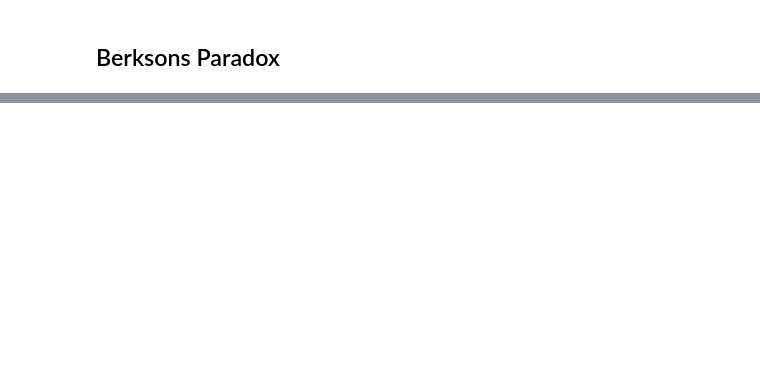
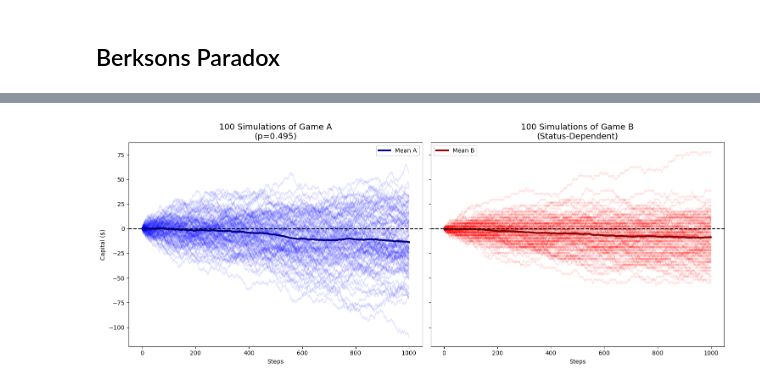
Before and after one commit to theshufflebee/heconomist, a Jupyter notebook: Articles/welcome_to_monte_carlo/main.ipynb, the cells around one changed output, grey strips where cells are left out. Cells and saved outputs as stored; diff of their text form; code cells hidden in the pictures; blank space fills up the shorter version.

```diff
--- a/Articles/welcome_to_monte_carlo/main.ipynb
+++ b/Articles/welcome_to_monte_carlo/main.ipynb
@@ -133,0 +132,84 @@ plt.show()
+# %%
+import numpy as np
+import pandas as pd
+import matplotlib.pyplot as plt
+
+def play_game_a(current_money):
+    return current_money + 1 if np.random.random() < 0.495 else current_money - 1
+
+def play_game_b(current_money):
+    p = 0.095 if current_money % 3 == 0 else 0.745
+    return current_money + 1 if np.random.random() < p else current_money - 1
+
+def run_simulation(strategy, n_sims=100, n_steps=1000):
+    all_paths = np.zeros((n_sims, n_steps + 1))
+    for i in range(n_sims):
+        money = 0
+        for t in range(1, n_steps + 1):
+            if strategy == 'A':
+                money = play_game_a(money)
+            elif strategy == 'B':
+                money = play_game_b(money)
+            elif strategy == 'Mixed':
+                if np.random.random() < 0.5:
+                    money = play_game_a(money)
+                else:
+                    money = play_game_b(money)
+            all_paths[i, t] = money
+    return all_paths
+
+n_sims = 100
+n_steps = 1000
+
+paths_a = run_simulation('A', n_sims, n_steps)
+paths_b = run_simulation('B', n_sims, n_steps)
+paths_mixed = run_simulation('Mixed', n_sims, n_steps)
+
+# Plot 1: Game A and Game B next to each other
+fig1, (ax1, ax2) = plt.subplots(1, 2, figsize=(15, 6), sharey=True)
+
+for i in range(n_sims):
+    ax1.plot(paths_a[i], color='blue', alpha=0.1)
+    ax2.plot(paths_b[i], color='red', alpha=0.1)
+
+ax1.plot(np.mean(paths_a, axis=0), color='darkblue', linewidth=3, label='Mean A')
+ax2.plot(np.mean(paths_b, axis=0), color='darkred', linewidth=3, label='Mean B')
+
+ax1.set_title("100 Simulations of Game A\n(p=0.495)", fontsize=14)
+ax1.set_xlabel("Steps")
+ax1.set_ylabel("Capital ($)")
+ax1.axhline(0, color='black', linestyle='--')
+ax1.legend()
+
+ax2.set_title("100 Simulations of Game B\n(Status-Dependent)", fontsize=14)
+ax2.set_xlabel("Steps")
+ax2.axhline(0, color='black', linestyle='--')
+ax2.legend()
+
+plt.tight_layout()
+plt.savefig('parrondo_a_b.png')
+
+# Plot 2: Switching simulations
+plt.figure(figsize=(10, 6))
+for i in range(n_sims):
+    plt.plot(paths_mixed[i], color='green', alpha=0.1)
+plt.plot(np.mean(paths_mixed, axis=0), color='darkgreen', linewidth=3, label='Mean Mixed Strategy')
+plt.axhline(0, color='black', linestyle='--')
+plt.title("100 Switching Simulations (Randomly choosing A or B)", fontsize=14)
+plt.xlabel("Steps")
+plt.ylabel("Capital ($)")
+plt.legend()
+plt.grid(alpha=0.3)
+plt.savefig('parrondo_mixed.png')
+
+# Save data to CSV (means)
+df_means = pd.DataFrame({
+    'Step': np.arange(n_steps + 1),
+    'Mean_A': np.mean(paths_a, axis=0),
+    'Mean_B': np.mean(paths_b, axis=0),
+    'Mean_Mixed': np.mean(paths_mixed, axis=0)
+})
+df_means.to_csv('parrondo_results.csv', index=False)
+
+print("Plots and CSV generated.")
+# %% [output]
@@ -133,0 +217 @@ plt.show()
+[figure, added]
```
Also changed, not shown: parts of 10 cells of this notebook.
